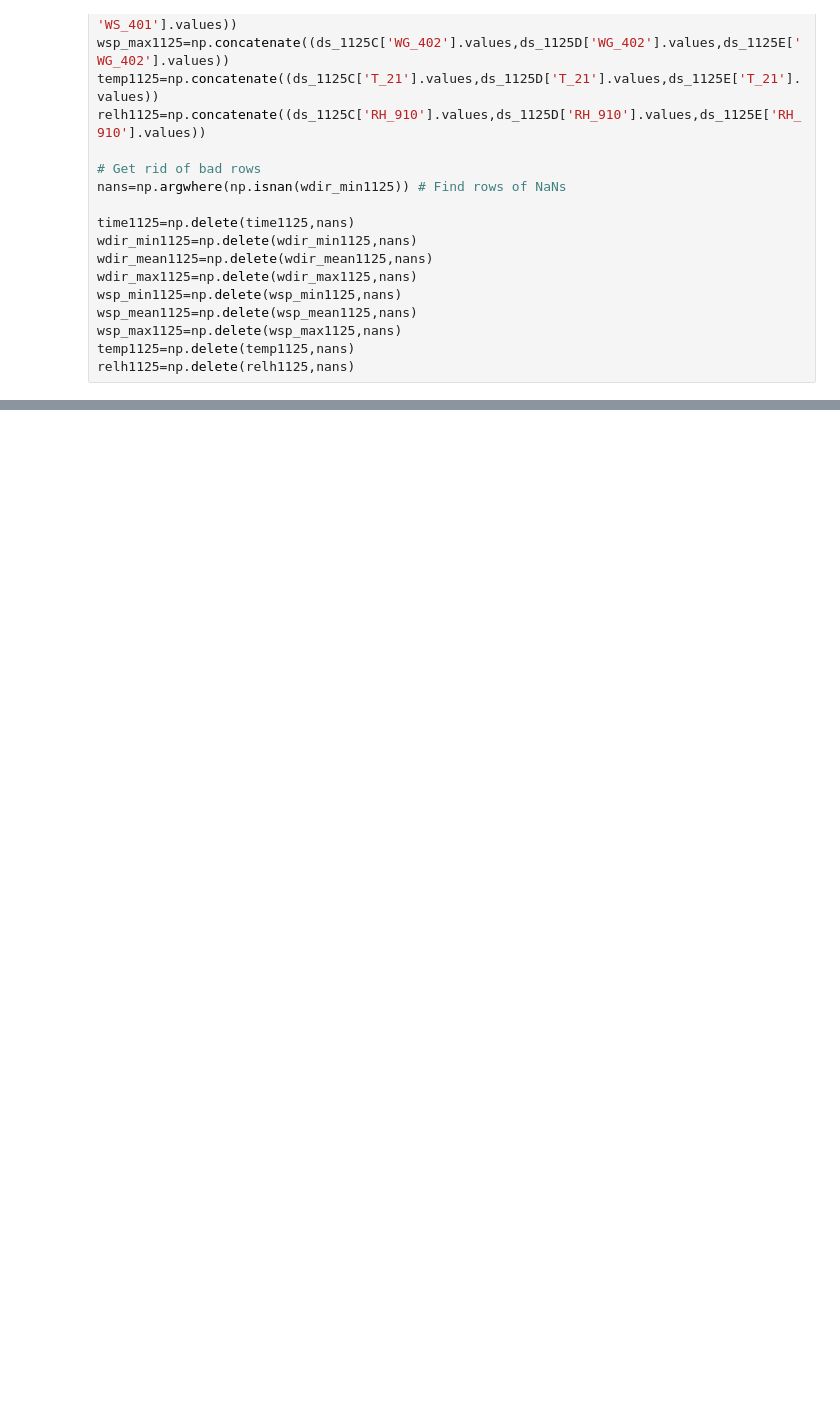
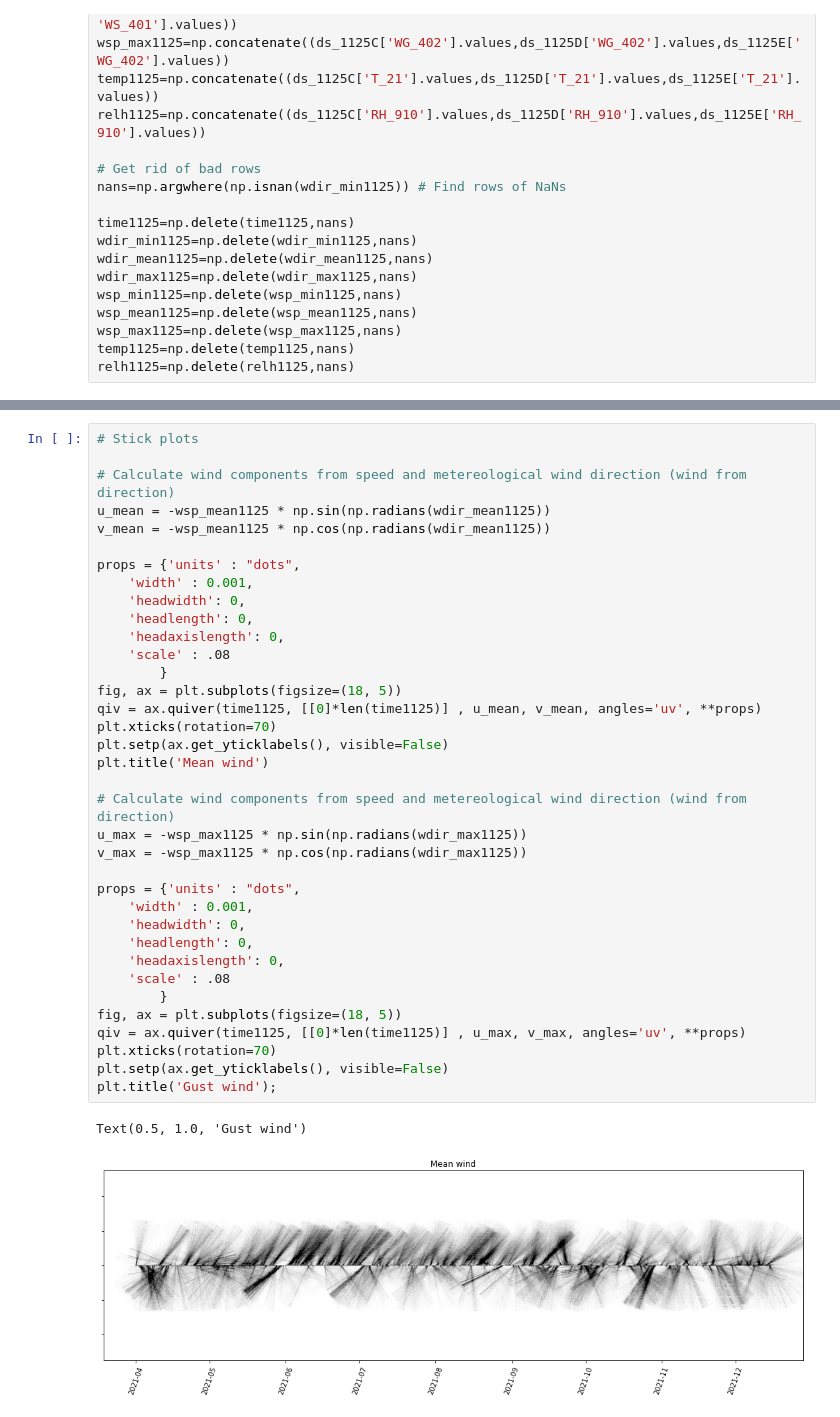
Before and after one commit to odemeo-usgs/projects, a Jupyter notebook: CACO/HoM_Plots_2021.ipynb, the cells around one changed output, grey strips where cells are left out. Cells and saved outputs as stored; diff of their text form; blank space fills up the shorter version.

```diff
--- a/CACO/HoM_Plots_2021.ipynb
+++ b/CACO/HoM_Plots_2021.ipynb
@@ -140,0 +183,39 @@ ax.set_xticklabels(['E', 'NE','N', 'NW', 'W', 'SW', 'S', 'SE']); # Add this line
+# %%
+# Stick plots
+
+# Calculate wind components from speed and metereological wind direction (wind from direction)
+u_mean = -wsp_mean1125 * np.sin(np.radians(wdir_mean1125))
+v_mean = -wsp_mean1125 * np.cos(np.radians(wdir_mean1125))
+
+props = {'units' : "dots",
+    'width' : 0.001,
+    'headwidth': 0,
+    'headlength': 0,
+    'headaxislength': 0,
+    'scale' : .08
+        }
+fig, ax = plt.subplots(figsize=(18, 5))
+qiv = ax.quiver(time1125, [[0]*len(time1125)] , u_mean, v_mean, angles='uv', **props)
+plt.xticks(rotation=70)
+plt.setp(ax.get_yticklabels(), visible=False)
+plt.title('Mean wind')
+
+# Calculate wind components from speed and metereological wind direction (wind from direction)
+u_max = -wsp_max1125 * np.sin(np.radians(wdir_max1125))
+v_max = -wsp_max1125 * np.cos(np.radians(wdir_max1125))
+
+props = {'units' : "dots",
+    'width' : 0.001,
+    'headwidth': 0,
+    'headlength': 0,
+    'headaxislength': 0,
+    'scale' : .08
+        }
+fig, ax = plt.subplots(figsize=(18, 5))
+qiv = ax.quiver(time1125, [[0]*len(time1125)] , u_max, v_max, angles='uv', **props)
+plt.xticks(rotation=70)
+plt.setp(ax.get_yticklabels(), visible=False)
+plt.title('Gust wind');
+# %% [output]
+Text(0.5, 1.0, 'Gust wind')
+[figure, added]
```
Also changed, not shown: parts of 6 cells of this notebook, 1 other file.
